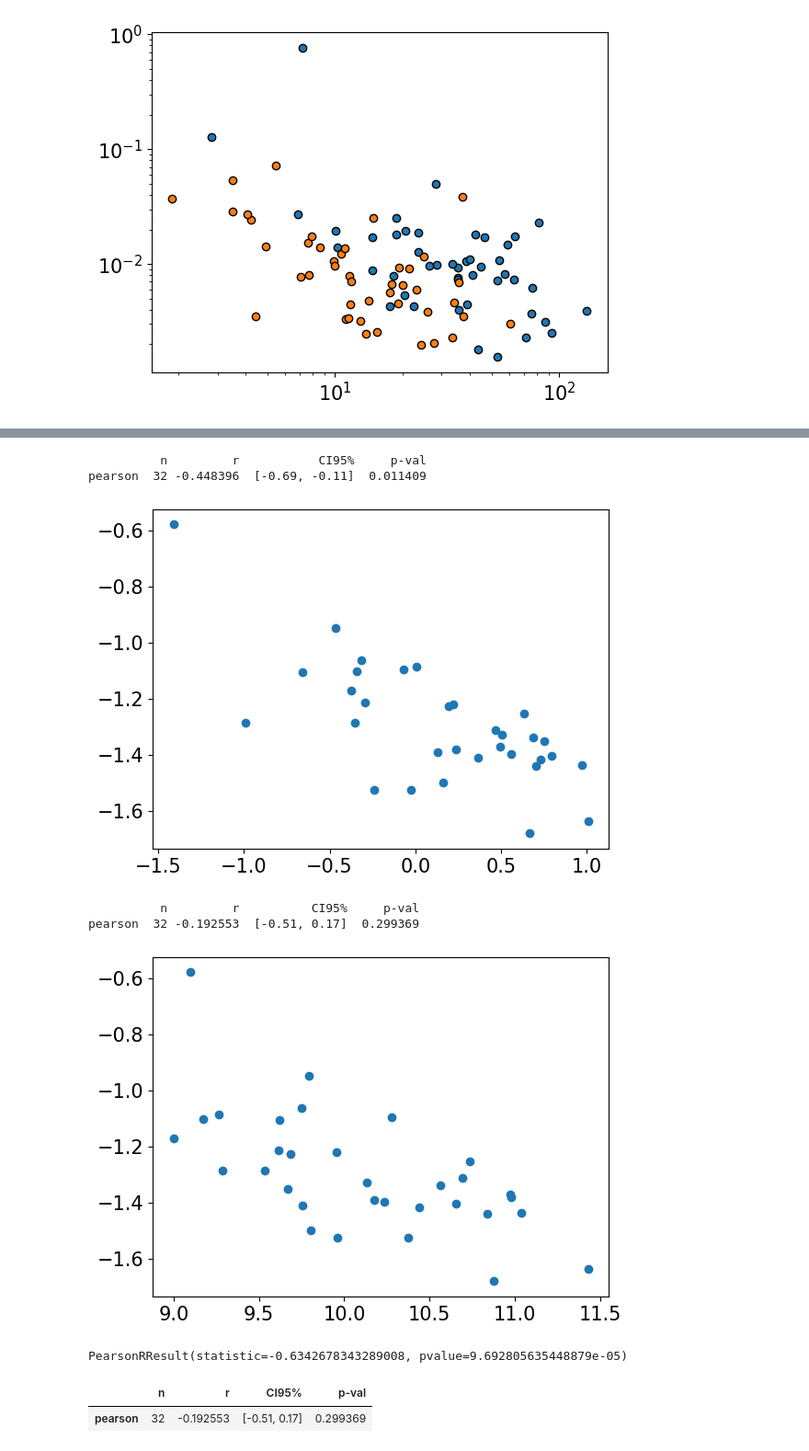
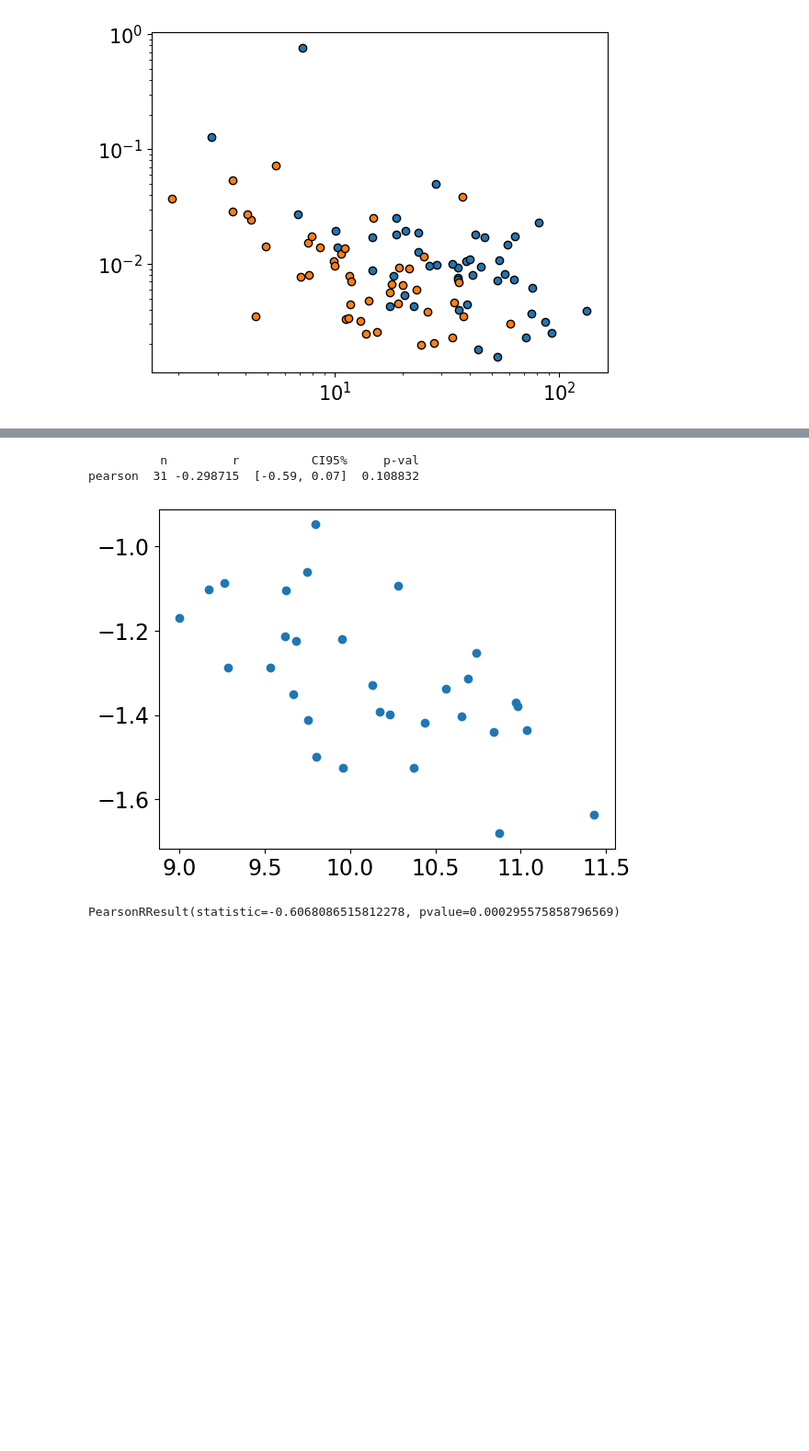
Before and after one commit to r-bagge/MAGPI_kinematics, a Jupyter notebook: plots.ipynb, the cells around one changed output, grey strips where cells are left out. Shown at 92% size. Saved outputs shown, nothing was run; the diff lists cells and outputs as text; code cells hidden in the pictures; blank space fills up the shorter version.

```diff
--- a/plots.ipynb
+++ b/plots.ipynb
@@ -524,40 +489,15 @@ print(10**(0.31*mass-0.93))
-# %%
-sample = pd.read_csv("/Users/ryanbagge/Library/CloudStorage/OneDrive-UNSW/MAGPI_csv/MAGPI_kinemetry_sample_1Re.csv")
-sample = sample[sample["v_asym_g_err"]<0.1]
-prospect = pd.read_csv("/Users/ryanbagge/Library/CloudStorage/OneDrive-UNSW/MAGPI_csv/MAGPI_ProSpectCat_v0.1.csv")
-ssp = pd.read_csv("/Users/ryanbagge/Library/CloudStorage/OneDrive-UNSW/MAGPI_csv/MAGPI_ApertureSpectra_StellarPops_V1.0_SPV.csv")
-bpt = pd.read_csv("/Users/ryanbagge/Library/CloudStorage/OneDrive-UNSW/MAGPI_csv/MAGPI_kinemetry_sample_BPT.csv")
-bpt = bpt[bpt['type(sf+AGN=0, sf=1, sy=2, ln=3)']==1]
-sample = sample[sample["MAGPIID"].isin(bpt["MAGPIID"])]
-bpt= bpt[bpt["MAGPIID"].isin(sample["MAGPIID"])]
-prospect= prospect[prospect["MAGPIID"].isin(sample["MAGPIID"])]
-ssp= ssp[ssp["MAGPIID"].isin(sample["MAGPIID"])]
-df = pd.DataFrame({"x":np.log10(bpt["SFR, dust corrected"].to_numpy()),
-                   "y":np.log10(prospect["StellarMass_median"].to_numpy()),
-                   "z":np.log10(sample["v_asym_g"].to_numpy())})
-print(pingouin.partial_corr(data=df,x="x",y="z",covar="y"))
-fig,ax = plt.subplots()
-ax.scatter(df["x"],df['z'])
-plt.show()
-print(pingouin.partial_corr(data=df,x="y",y="z",covar="x"))
-fig,ax = plt.subplots()
-ax.scatter(df["y"],df['z'])
-plt.show()
-scipy.stats.pearsonr(df["y"],df["z"])
-# %% [output]
-          n         r           CI95%     p-val
-pearson  32 -0.448396  [-0.69, -0.11]  0.011409
-[figure, removed]
-          n         r          CI95%     p-val
-pearson  32 -0.192553  [-0.51, 0.17]  0.299369
-[figure, removed]
-PearsonRResult(statistic=-0.6342678343289008, pvalue=9.692805635448879e-05)
 # %%
 df = pd.DataFrame({"SFR":np.log10(bpt["SFR, dust corrected"].to_numpy()),
                    "Mass":np.log10(prospect["StellarMass_median"].to_numpy()),
                    "asym":np.log10(sample["v_asym_g"].to_numpy()),
                    "pot":np.log10(prospect["StellarMass_median"].to_numpy()) - np.log10(bpt["re, kpc"].to_numpy())})
-pingouin.partial_corr(data=df,x="Mass",y="asym",covar="SFR",method="pearson")
+print(pingouin.partial_corr(data=df,x="Mass",y="asym",covar="SFR",method="pearson"))
+fig,ax =plt.subplots()
+ax.scatter(df["Mass"],df["asym"])
+plt.show()
+print(scipy.stats.pearsonr(df["Mass"],df["asym"]))
 # %% [output]
-|  | n | r | CI95% | p-val |
-| pearson | 32 | -0.192553 | [-0.51, 0.17] | 0.299369 |
+          n         r          CI95%     p-val
+pearson  31 -0.298715  [-0.59, 0.07]  0.108832
+[figure, added]
+PearsonRResult(statistic=-0.6068086515812278, pvalue=0.000295575858796569)
```
Also changed, not shown: parts of 12 cells of this notebook, 2 other files.
